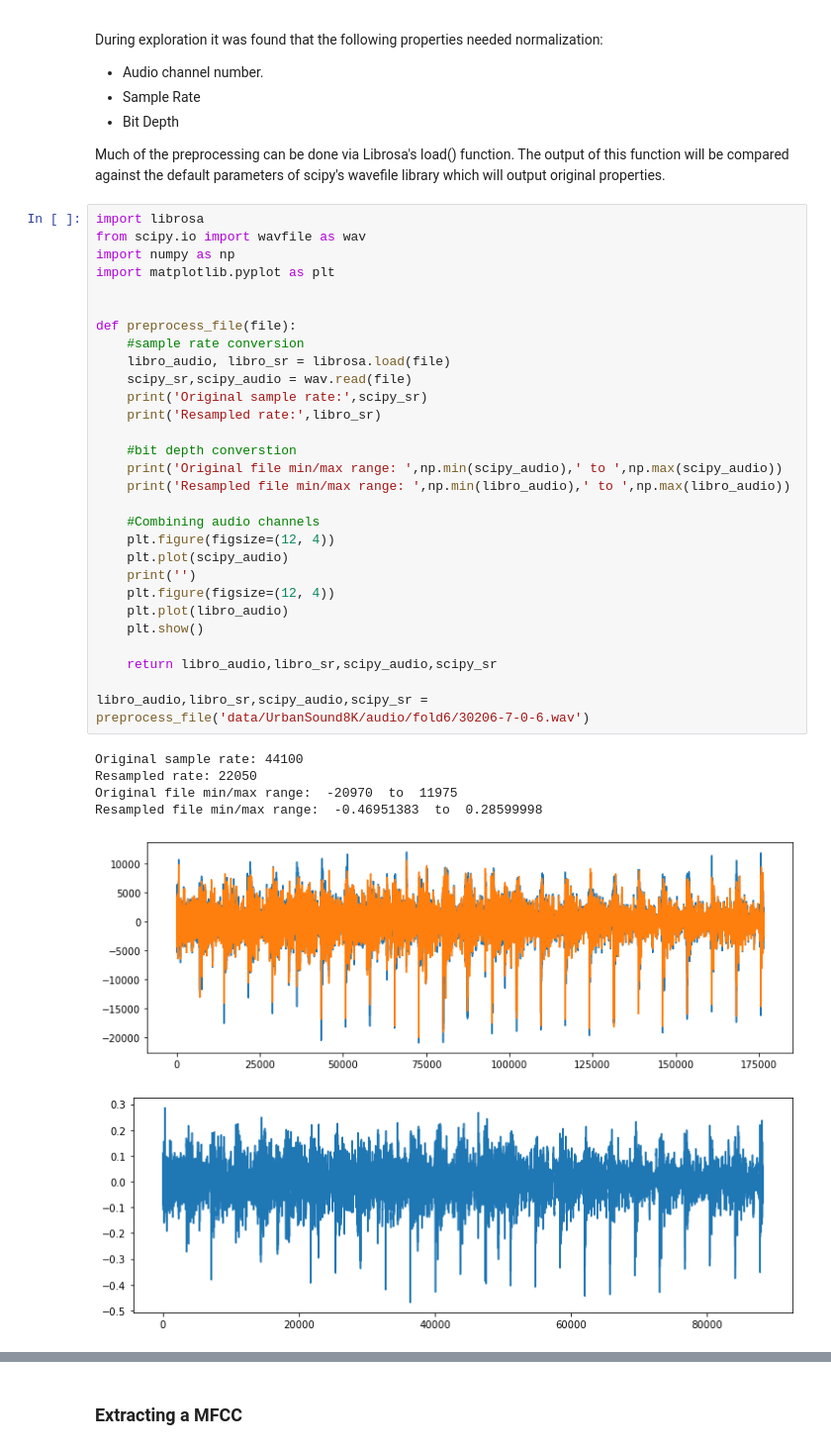
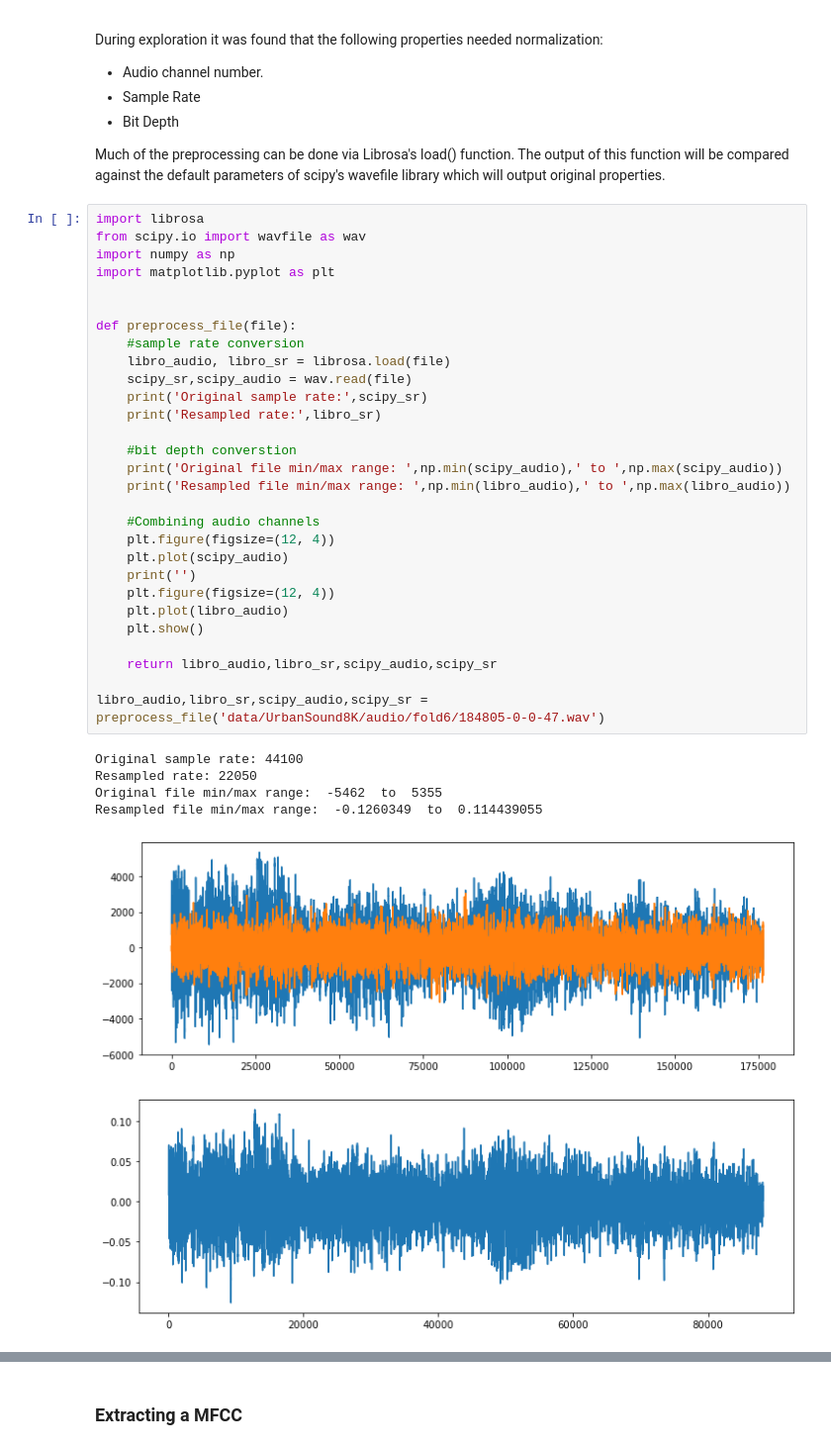
Before and after one commit to DeeparthGupta/udacity_mlnd_capstone, a Jupyter notebook: 2_Data Preprocessing.ipynb, the cells around one changed output, grey strips where cells are left out. Shown at 99% size. Drawn from its saved outputs; the diff is of its cells as text.

Commit message:
Updated preprocessing

```diff
--- a/2_Data Preprocessing.ipynb
+++ b/2_Data Preprocessing.ipynb
@@ -12,38 +12,38 @@ During exploration it was found that the following properties needed normalizati
 import librosa
 from scipy.io import wavfile as wav
 import numpy as np
 import matplotlib.pyplot as plt
 
 
 def preprocess_file(file):
     #sample rate conversion
     libro_audio, libro_sr = librosa.load(file)
     scipy_sr,scipy_audio = wav.read(file)
     print('Original sample rate:',scipy_sr)
     print('Resampled rate:',libro_sr)
 
     #bit depth converstion
     print('Original file min/max range: ',np.min(scipy_audio),' to ',np.max(scipy_audio))
     print('Resampled file min/max range: ',np.min(libro_audio),' to ',np.max(libro_audio))
 
     #Combining audio channels
     plt.figure(figsize=(12, 4))
     plt.plot(scipy_audio)
     print('')
     plt.figure(figsize=(12, 4))
     plt.plot(libro_audio)
     plt.show()
 
     return libro_audio,libro_sr,scipy_audio,scipy_sr
 
-libro_audio,libro_sr,scipy_audio,scipy_sr = preprocess_file('data/UrbanSound8K/audio/fold6/30206-7-0-6.wav')
+libro_audio,libro_sr,scipy_audio,scipy_sr = preprocess_file('data/UrbanSound8K/audio/fold6/184805-0-0-47.wav')
 # %% [output]
 Original sample rate: 44100
 Resampled rate: 22050
-Original file min/max range:  -20970  to  11975
-Resampled file min/max range:  -0.46951383  to  0.28599998
+Original file min/max range:  -5462  to  5355
+Resampled file min/max range:  -0.1260349  to  0.114439055
-[figure, old version]
+[figure, new version]
-[figure, old version]
+[figure, new version]
 # %% [markdown]
 ## Feature Extraction
 As mentioned in the proposal, we will extract [Mel-Frequency Cepstral Coefficients (MFCC)](https://en.wikipedia.org/wiki/Mel-frequency_cepstrum) from the the audio samples.
```
Also changed, not shown: parts of 12 cells of this notebook, 1 other file.
